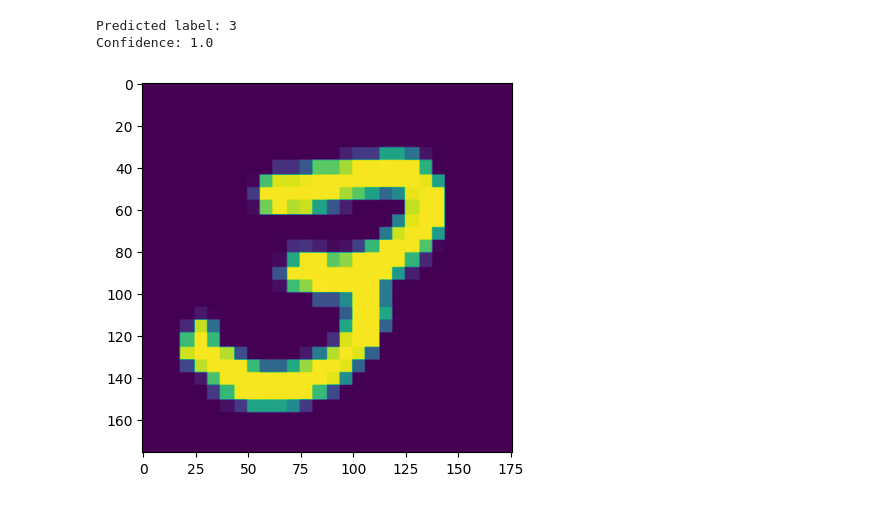
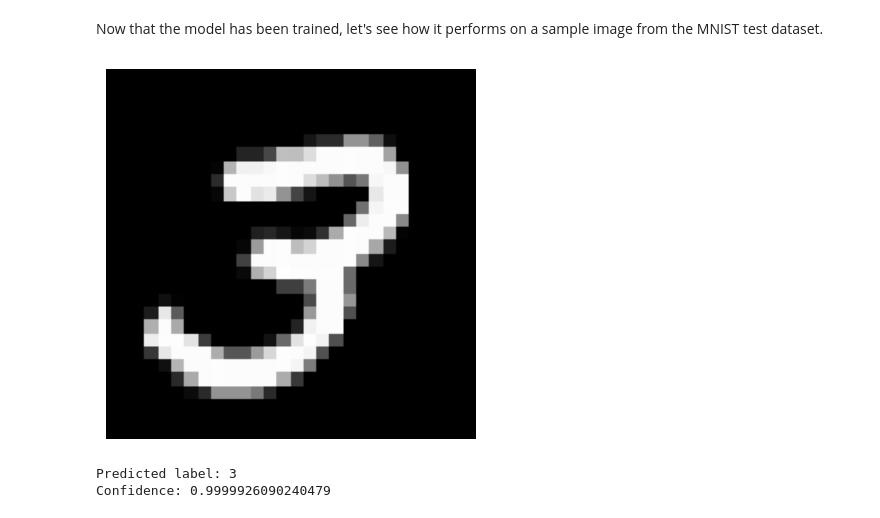
Before and after one commit to ELLIS-Jena-Summer-School/uncertainty, a Jupyter notebook: 1-mnist-uncertainty.ipynb, the cells around one changed output. Drawn from its saved outputs; the diff is of its cells as text; code cells hidden in the pictures.

```diff
--- a/1-mnist-uncertainty.ipynb
+++ b/1-mnist-uncertainty.ipynb
@@ -15,15 +44,16 @@ train_loader = DataLoader(train_dataset, batch_size=32, shuffle=True)
 # %%
 # Define the image classifier model
 class ImageClassifier(nn.Module):
-    def __init__(self):
+    def __init__(self, dropout_rate=0.50):
         super(ImageClassifier, self).__init__()
         self.conv_layers = nn.Sequential(
             nn.Conv2d(1, 32, kernel_size=3),
             nn.ReLU(),
+            nn.Dropout(dropout_rate),
             nn.Conv2d(32, 64, kernel_size=3),
             nn.ReLU(),
             nn.Conv2d(64, 64, kernel_size=3),
-            nn.ReLU()
+            nn.Dropout(dropout_rate),
         )
         self.fc_layers = nn.Sequential(
             nn.Flatten(),
@@ -71,21 +105,23 @@ torch.save(classifier.state_dict(), 'model_state.pt')
 # %%
-
-
 # Load the saved model
-with open('model_state.pt', 'rb') as f:
+with open('ckpt/model_state.pt', 'rb') as f:
      classifier.load_state_dict(load(f))
+# %% [markdown]
+Now that the model has been trained, let's see how it performs on a sample image from the MNIST test dataset.
 # %%
 # Perform inference on an image
-img = Image.open('one.png').convert('L')
-plt.imshow(img)
+img = Image.open('data/three.png').convert('L')
+plt.imshow(img, cmap='gray')
+plt.axis('off')
+plt.show()
 img_transform = transforms.Compose([transforms.Resize((28,28)), transforms.ToTensor()])
 img_tensor = img_transform(img).unsqueeze(0).to(device)
 output = classifier(img_tensor)
 probs = torch.softmax(output, dim=1)
 predicted_label = torch.argmax(probs, dim=1).item()
 print(f"Predicted label: {predicted_label}")
 print(f"Confidence: {torch.max(probs).item()}")
 # %% [output]
+[figure, new version]
 Predicted label: 3
-Confidence: 1.0
+Confidence: 0.9999926090240479
-[figure, old version]
```
Also changed, not shown: parts of 43 cells of this notebook, 15 other files.
